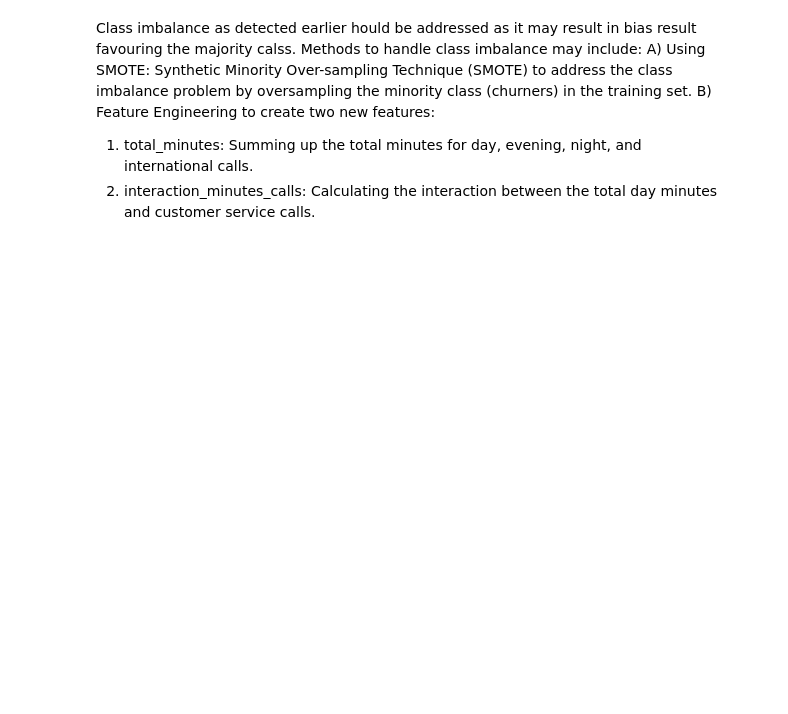
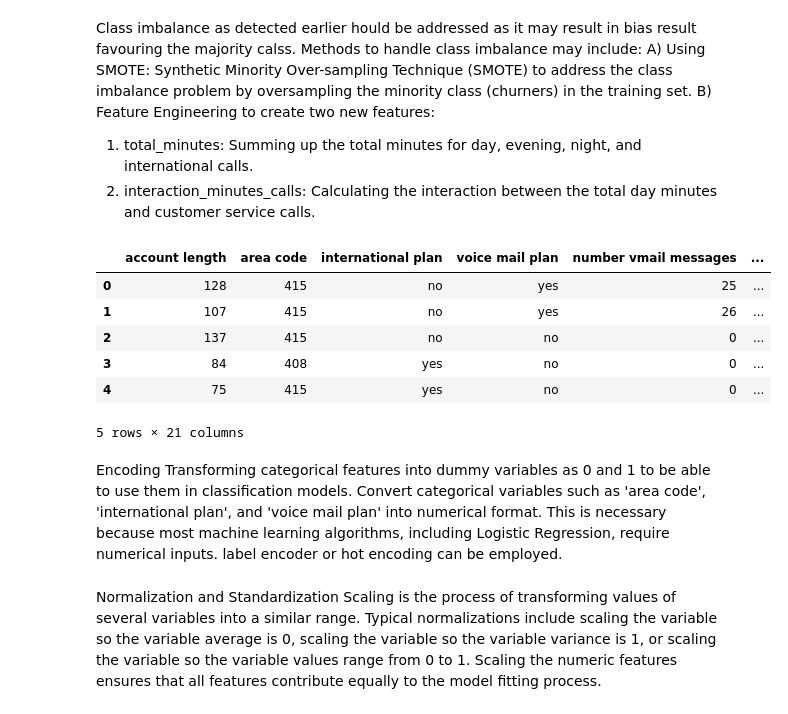
Before and after one commit to aritamichael/Phase_3_final_project, a Jupyter notebook: index.ipynb, the cells around one changed output. Cells and saved outputs as stored; diff of their text form; code cells hidden in the pictures; blank space fills up the shorter version.

Commit message:
performed hot encoding

```diff
--- a/index.ipynb
+++ b/index.ipynb
@@ -330,3 +334,22 @@ A) Using SMOTE: Synthetic Minority Over-sampling Technique (SMOTE) to address th
 B) Feature Engineering to create two new features:
 1. total_minutes: Summing up the total minutes for day, evening, night, and international calls.
 2. interaction_minutes_calls: Calculating the interaction between the total day minutes and customer service calls.
+# %%
+# Feature Engineering to handle class imbalance
+# To create a new feature 'total_minutes' by summing up all the minutes (day, evening, night, and international)
+data['total_minutes'] = data['total day minutes'] + data['total eve minutes'] + data['total night minutes'] + data['total intl minutes']
+
+# The interaction between 'total_day_minutes' and 'customer_service_calls'
+data['interaction_minutes_calls'] = data['total day minutes'] * data['customer service calls']
+data.head()
+# %% [output]
+|  | account length | area code | international plan | voice mail plan | number vmail messages | ... |
+| 0 | 128 | 415 | no | yes | 25 | ... |
+| 1 | 107 | 415 | no | yes | 26 | ... |
+| 2 | 137 | 415 | no | no | 0 | ... |
+| 3 | 84 | 408 | yes | no | 0 | ... |
+| 4 | 75 | 415 | yes | no | 0 | ... |
+5 rows × 21 columns
+# %% [markdown]
+Encoding
+Transforming categorical features into dummy variables as 0 and 1 to be able to use them in classification models. Convert categorical variables such as 'area code', 'international plan', and 'voice mail plan' into numerical format. This is necessary because most machine learning algorithms, including Logistic Regression, require numerical inputs. label encoder or hot encoding can be employed.
@@ -332,0 +366,3 @@ B) Feature Engineering to create two new features:
+# %% [markdown]
+Normalization and Standardization
+Scaling is the process of transforming values of several variables into a similar range. Typical normalizations include scaling the variable so the variable average is 0, scaling the variable so the variable variance is 1, or scaling the variable so the variable values range from 0 to 1. Scaling the numeric features ensures that all features contribute equally to the model fitting process.
```
Also changed, not shown: parts of 7 cells of this notebook.
